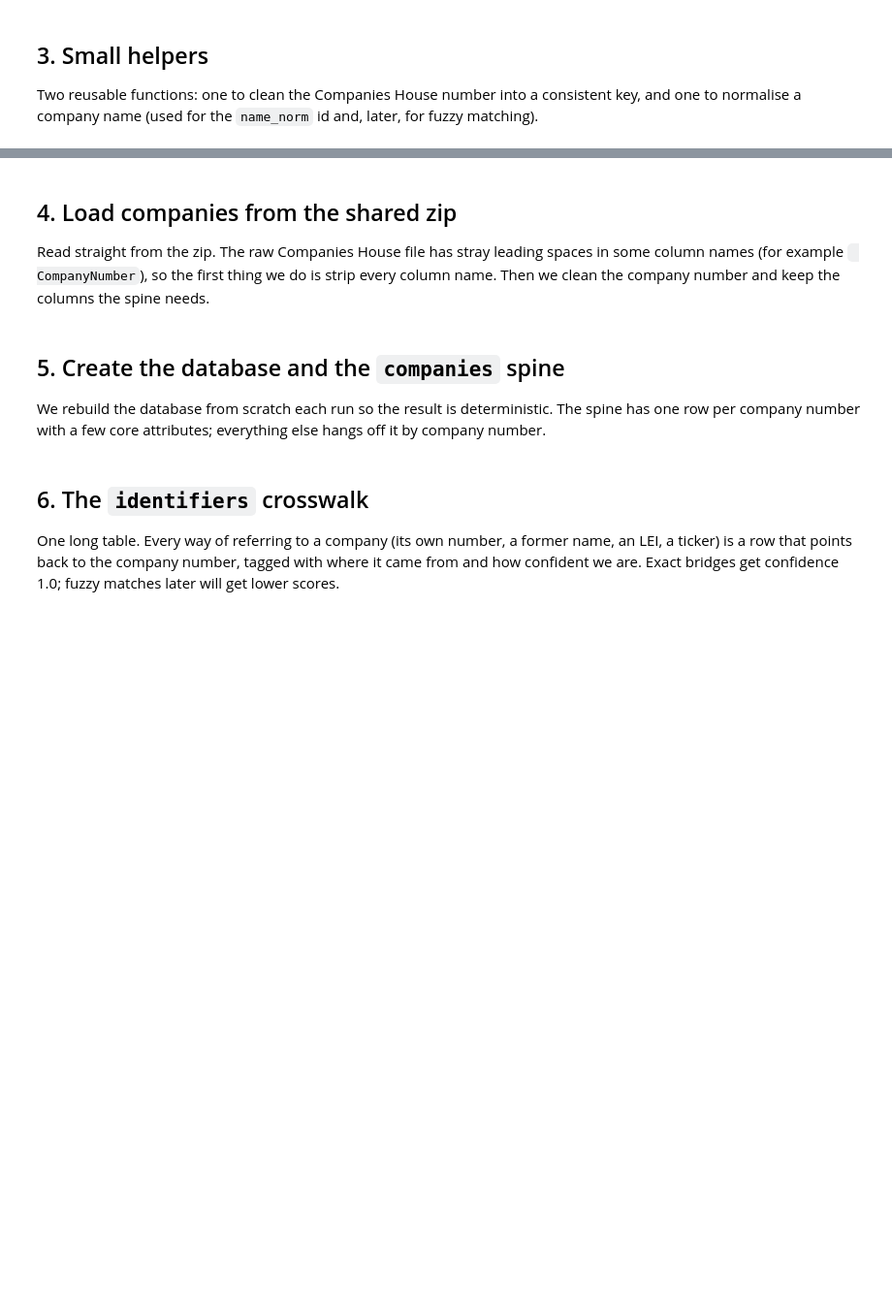
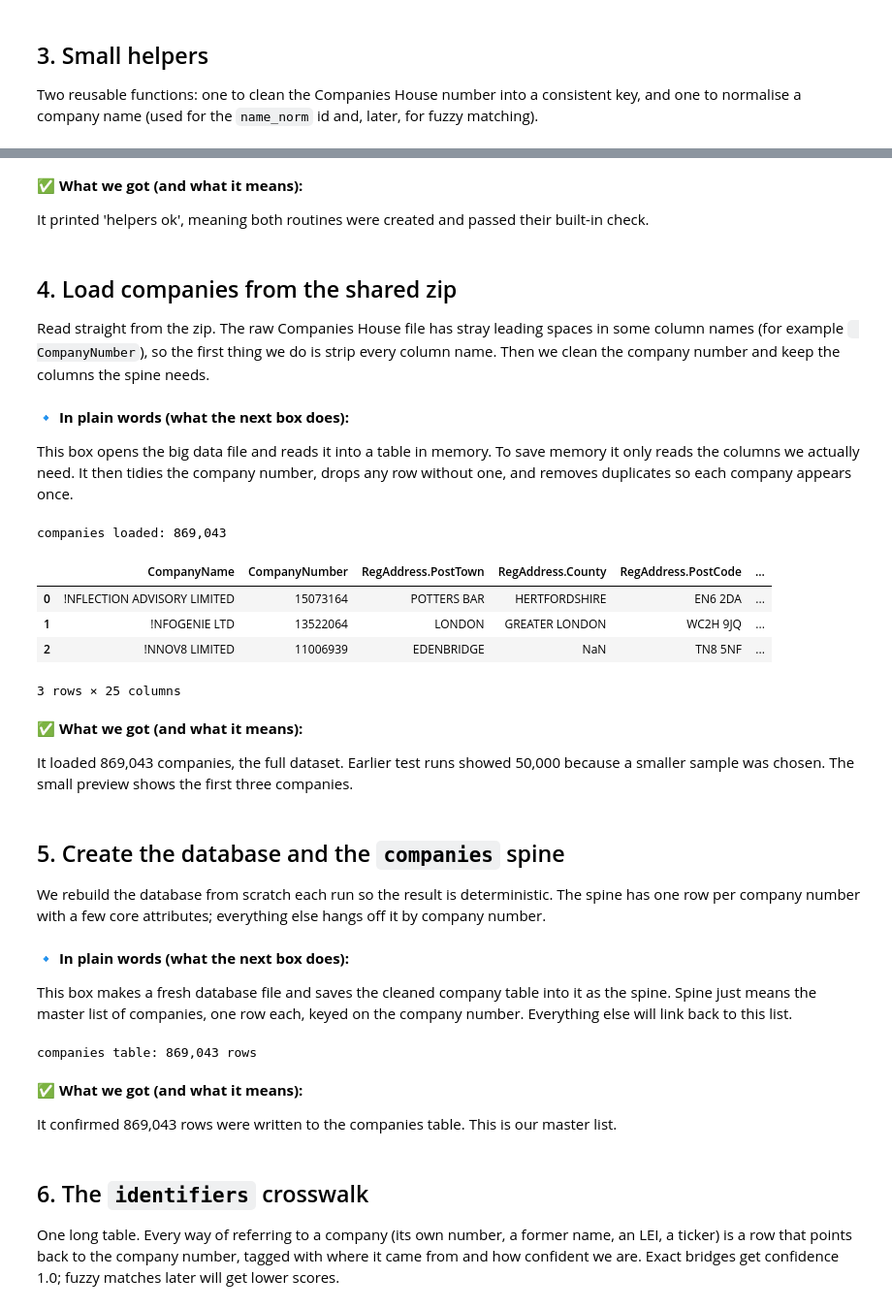
Before and after one commit to Viklin41/lloyds-commercial-banking-intelligence-2026, a Jupyter notebook: notebooks/05_spine_crosswalk.ipynb, the cells around one changed output, grey strips where cells are left out. Shown at 97% size. Drawn from its saved outputs; the diff is of its cells as text; code cells hidden in the pictures; blank space fills up the shorter version.

```diff
--- a/notebooks/05_spine_crosswalk.ipynb
+++ b/notebooks/05_spine_crosswalk.ipynb
@@ -110,7 +129,7 @@ DB_PATH   = OUT_DIR / "lloyds.duckdb"
 CACHE_DIR = OUT_DIR / "cache"            # cached API pulls (parquet)
 CACHE_DIR.mkdir(parents=True, exist_ok=True)
 
-SAMPLE_N        = 50_000   # set to None for the full dataset
+SAMPLE_N        = None   # set to None for the full dataset
 GLEIF_MAX_PAGES = 25       # 200 records/page; set to None to pull every UK LEI
 
 # A descriptive User-Agent is required by Wikidata and is polite for GLEIF.
@@ -163,35 +197,61 @@ print("helpers ok")
+# %% [markdown]
+✅ **What we got (and what it means):**
+
+It printed 'helpers ok', meaning both routines were created and passed their built-in check.
 # %% [markdown]
 ## 4. Load companies from the shared zip
 Read straight from the zip. The raw Companies House file has stray leading spaces in some
 column names (for example ` CompanyNumber`), so the first thing we do is strip every column
 name. Then we clean the company number and keep the columns the spine needs.
+# %% [markdown]
+🔹 **In plain words (what the next box does):**
+
+This box opens the big data file and reads it into a table in memory. To save memory it only reads the columns we actually need. It then tidies the company number, drops any row without one, and removes duplicates so each company appears once.
 # %%
 # Columns we keep for the spine. Previous-name columns become aliases in the crosswalk.
 PREV_NAME_COLS = [f"PreviousName_{i}.CompanyName" for i in range(1, 11)]
 KEEP = [
     "CompanyNumber", "CompanyName",
     "RegAddress.PostCode", "RegAddress.PostTown", "RegAddress.County",
     "CompanyStatus", "CompanyCategory", "IncorporationDate", "DissolutionDate",
     "Accounts.AccountCategory", "SICCode.SicText_1",
     "sector", "segment", "URI",
 ] + PREV_NAME_COLS
 
+# usecols reads ONLY the columns we need (the callable strips the leading-space quirk before
+# matching), which keeps memory low enough to run the full 1.37M rows on Colab free.
+_keep_set = set(KEEP)
 raw = pd.read_csv(
     CSV_ZIP, compression="zip", low_memory=False,
     nrows=SAMPLE_N, dtype=str,
+    usecols=lambda c: c.strip() in _keep_set,
 )
 raw.columns = raw.columns.str.strip()          # fix the leading-space quirk
-raw = raw[[c for c in KEEP if c in raw.columns]].copy()
 raw["company_number"] = raw["CompanyNumber"].map(clean_company_number)
 raw = raw.dropna(subset=["company_number"]).drop_duplicates(subset=["company_number"])
 
 print(f"companies loaded: {len(raw):,}")
 raw.head(3)
+# %% [output]
+companies loaded: 869,043
+|  | CompanyName | CompanyNumber | RegAddress.PostTown | RegAddress.County | RegAddress.PostCode | ... |
+| 0 | !NFLECTION ADVISORY LIMITED | 15073164 | POTTERS BAR | HERTFORDSHIRE | EN6 2DA | ... |
+| 1 | !NFOGENIE LTD | 13522064 | LONDON | GREATER LONDON | WC2H 9JQ | ... |
+| 2 | !NNOV8 LIMITED | 11006939 | EDENBRIDGE | NaN | TN8 5NF | ... |
+3 rows × 25 columns
+# %% [markdown]
+✅ **What we got (and what it means):**
+
+It loaded 869,043 companies, the full dataset. Earlier test runs showed 50,000 because a smaller sample was chosen. The small preview shows the first three companies.
 # %% [markdown]
 ## 5. Create the database and the `companies` spine
 We rebuild the database from scratch each run so the result is deterministic. The spine has one
 row per company number with a few core attributes; everything else hangs off it by company
 number.
+# %% [markdown]
+🔹 **In plain words (what the next box does):**
+
+This box makes a fresh database file and saves the cleaned company table into it as the spine. Spine just means the master list of companies, one row each, keyed on the company number. Everything else will link back to this list.
 # %%
 # Fresh build every time: remove an old db so re-runs are reproducible.
 if DB_PATH.exists():
@@ -218,6 +278,12 @@ con.execute("""
 """)
 n = con.execute("SELECT count(*) FROM companies").fetchone()[0]
 print(f"companies table: {n:,} rows")
+# %% [output]
+companies table: 869,043 rows
+# %% [markdown]
+✅ **What we got (and what it means):**
+
+It confirmed 869,043 rows were written to the companies table. This is our master list.
 # %% [markdown]
 ## 6. The `identifiers` crosswalk
 One long table. Every way of referring to a company (its own number, a former name, an LEI, a
```
Also changed, not shown: parts of 36 cells of this notebook, 1 other file.
